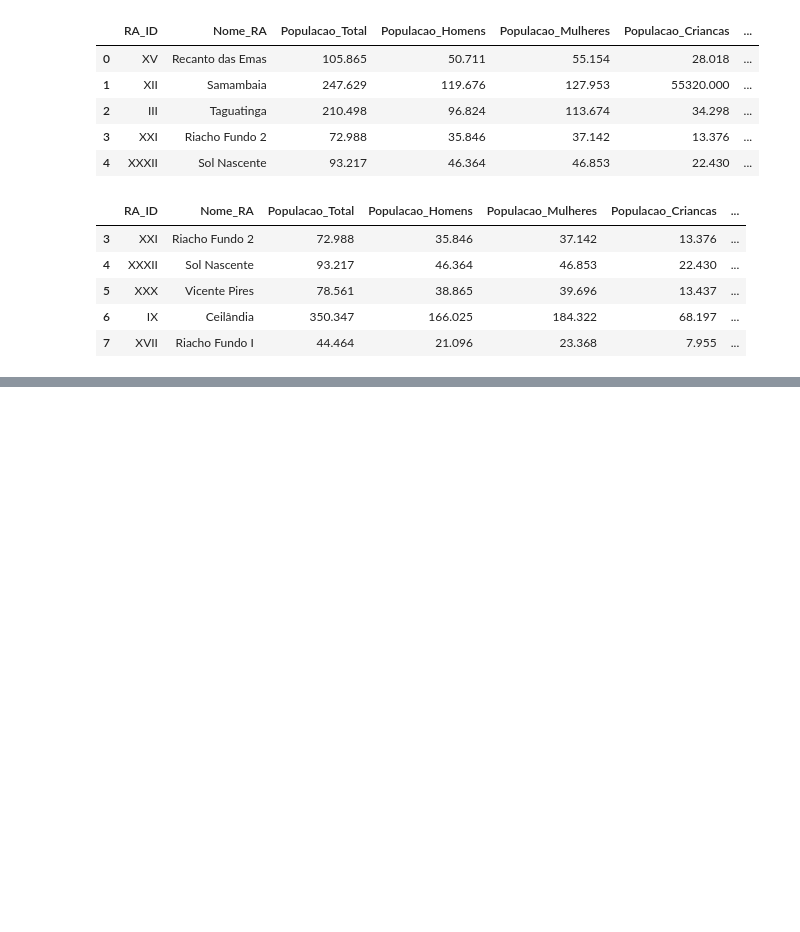
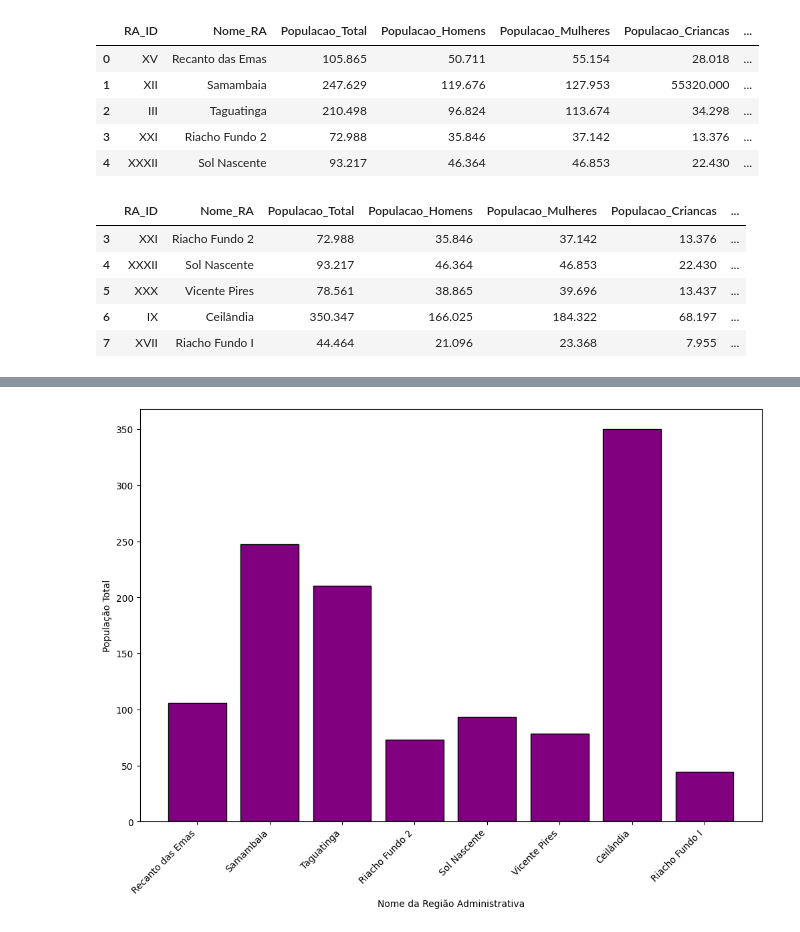
Before and after one commit to Andyjr-code/CURSONUMPY, a Jupyter notebook: aula4.ipynb, the cells around one changed output, grey strips where cells are left out. Drawn from its saved outputs; the diff is of its cells as text; code cells hidden in the pictures; blank space fills up the shorter version.

```diff
--- a/aula4.ipynb
+++ b/aula4.ipynb
@@ -86,0 +87,14 @@ plt.show()
+# %%
+plt.figure(figsize=(12, 8))
+
+plt.bar(df['Nome_RA'], df['Populacao_Total'], color='purple', edgecolor='black')
+
+plt.ylabel('População Total')
+
+plt.xlabel('Nome da Região Administrativa')
+
+plt.xticks(rotation=45, ha='right')
+
+plt.show()
+# %% [output]
+[figure, added]
```
Also changed, not shown: parts of 2 cells of this notebook.
